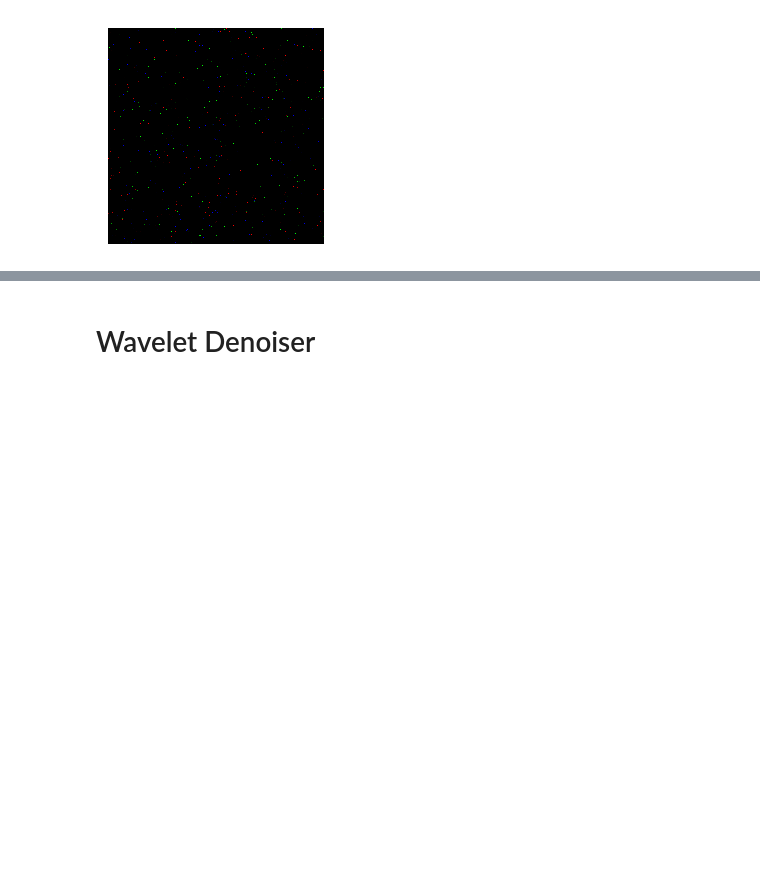
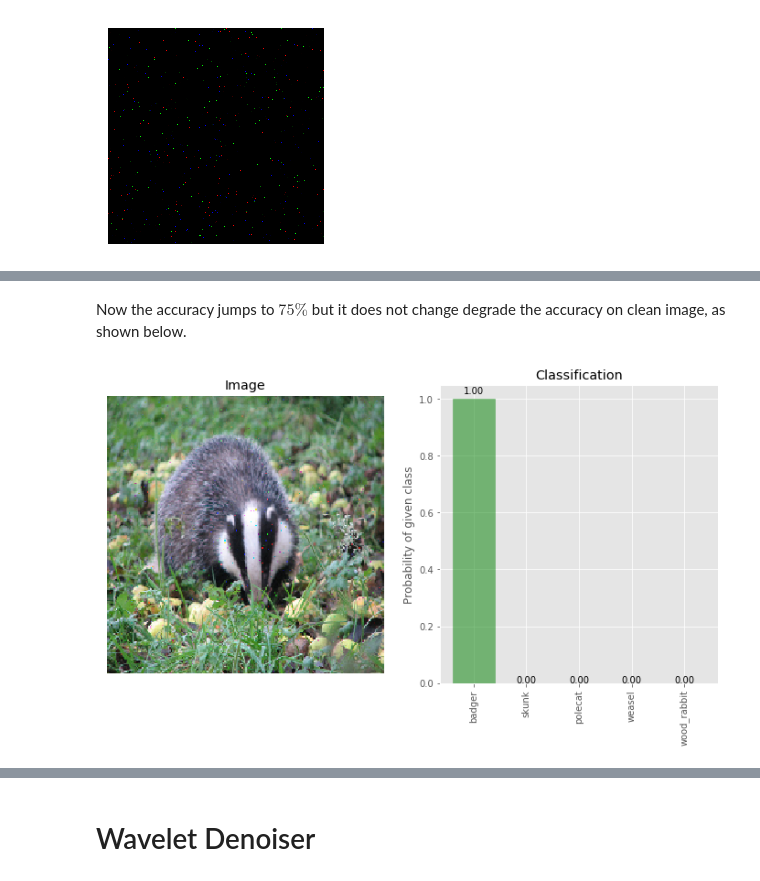
Before and after one commit to iamaaditya/pixel-deflection, a Jupyter notebook: demo.ipynb, the cells around one changed output, grey strips where cells are left out. Cells and saved outputs as stored; diff of their text form; code cells hidden in the pictures; blank space fills up the shorter version.

```diff
--- a/demo.ipynb
+++ b/demo.ipynb
@@ -161,0 +174,8 @@ _=plt.xticks([]), plt.yticks([])
+# %% [markdown]
+Now the accuracy jumps to $75\%$ but it does not change degrade the accuracy on clean image, as shown below.
+# %%
+# More deflections on clean image
+img_clean_deflected_more = pixel_deflection_without_map(img_clean, deflections=600, window=10)
+_ = classify_images([img_clean_deflected_more], true_label, visualize=True)
+# %% [output]
+[figure, added]
```
Also changed, not shown: parts of 23 cells of this notebook, 3 other files.
